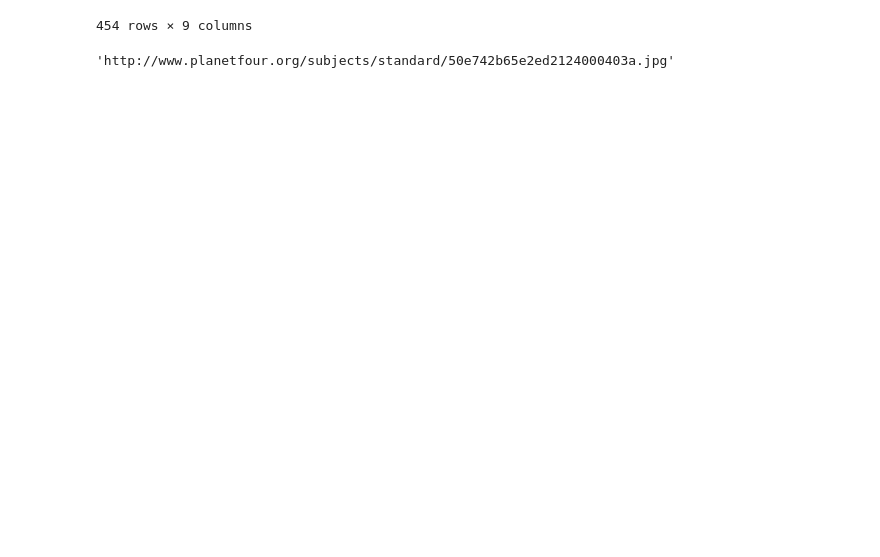
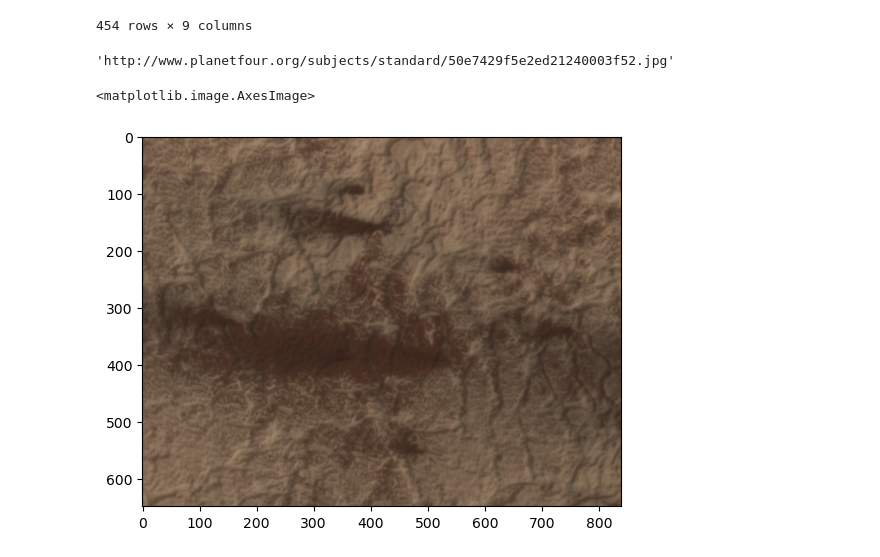
Before and after one commit to michaelaye/p4tools, a Jupyter notebook: notebooks/00_io.ipynb, the cells around one changed output. Drawn from its saved outputs; the diff is of its cells as text; code cells hidden in the pictures; blank space fills up the shorter version.

```diff
--- a/notebooks/00_io.ipynb
+++ b/notebooks/00_io.ipynb
@@ -33,32 +29,35 @@ urls = {
 }
 # %%
-#| export
+# | export
 
 hashes = {
-    'fans': 'md5:71ff51ff79d6e975f704f19b1996d8ea',
-    'blotches': 'md5:f4d0c101f65abbaf34e092620133d56e',
-    'metadata': 'md5:c0dc46e0fc3d259c30afaec412074eae',
-    'tile_coords': 'md5:6b9a917a6997f1aa01cfef4322cabd81',
-    'raw_data': 'md5:39a8909590fe9f816454db93f0027d2c',
-    'intermediate': 'md5:6544bf0c7851eedd4783859c0adc42d7',
-    'region_names': 'md5:9101c7a0f8e248c9ffe9c07869da5635',
-    'tile_urls': 'md5:5717c8379d453cf4b11a5f5775f5fb6e'
+    "fans": "md5:71ff51ff79d6e975f704f19b1996d8ea",
+    "blotches": "md5:f4d0c101f65abbaf34e092620133d56e",
+    "metadata": "md5:c0dc46e0fc3d259c30afaec412074eae",
+    "tile_coords": "md5:6b9a917a6997f1aa01cfef4322cabd81",
+    "raw_data": "md5:39a8909590fe9f816454db93f0027d2c",
+    "intermediate": "md5:6544bf0c7851eedd4783859c0adc42d7",
+    "region_names": "md5:9101c7a0f8e248c9ffe9c07869da5635",
+    "tile_urls": "md5:5717c8379d453cf4b11a5f5775f5fb6e",
 }
 # %%
-#| export
+# | export
+
 
 def _get_hash(key):
     url = URL(urls[key])
     path = pooch.retrieve(str(url), progressbar=True, known_hash=None)
     return pooch.file_hash(path)
 
+
 def fetch_zipped_file(key):
     url = base_url / urls[key]
     hash = hashes[key]
-    fname = Path(url.name).stem
-    fpath = pooch.retrieve(str(url),
-                           path=pooch.os_cache('p4tools'),
-                           known_hash=hash,
-                           processor=pooch.Unzip(),
-                           progressbar=True)
+    fpath = pooch.retrieve(
+        str(url),
+        path=pooch.os_cache("p4tools"),
+        known_hash=hash,
+        processor=pooch.Unzip(),
+        progressbar=True,
+    )
     return fpath[0]
@@ -102,9 +118,11 @@ get_region_names()
 | 453 | ESP_040193_0940 | -85.7860 | 106.143 | Manhattan2 | 4.158145 | -85.751 | 105.971 | 2015-02-22 07:54:37 | 32 |
 454 rows × 9 columns
 # %%
-#| export
+# | export
 def get_subframe(url):
-    targetpath = pooch.retrieve(url, path=pooch.os_cache('p4tools/tiles'), known_hash=None, progressbar=True)
+    targetpath = pooch.retrieve(
+        url, path=pooch.os_cache("p4tools/tiles"), known_hash=None, progressbar=True
+    )
     im = mplimg.imread(targetpath)
     return im
 # %%
@@ -114,5 +132,7 @@ def get_url_for_tile_id(tile_id):
+# %%
+tile_id = "APF0000ci9"
 # %%
-get_url_for_tile_id('APF0000coq')
+get_url_for_tile_id(tile_id)
 # %% [output]
-'http://www.planetfour.org/subjects/standard/50e742b65e2ed2124000403a.jpg'
+'http://www.planetfour.org/subjects/standard/50e7429f5e2ed21240003f52.jpg'
 # %%
@@ -120,4 +140,9 @@ get_url_for_tile_id('APF0000coq')
 def get_subframe_by_tile_id(tile_id):
     url = get_url_for_tile_id(tile_id)
     return get_subframe(url)
+# %%
+plt.imshow(get_subframe_by_tile_id(tile_id))
+# %% [output]
+<matplotlib.image.AxesImage>
+[figure, added]
 # %%
```
Also changed, not shown: parts of 17 cells of this notebook, 13 other files.
